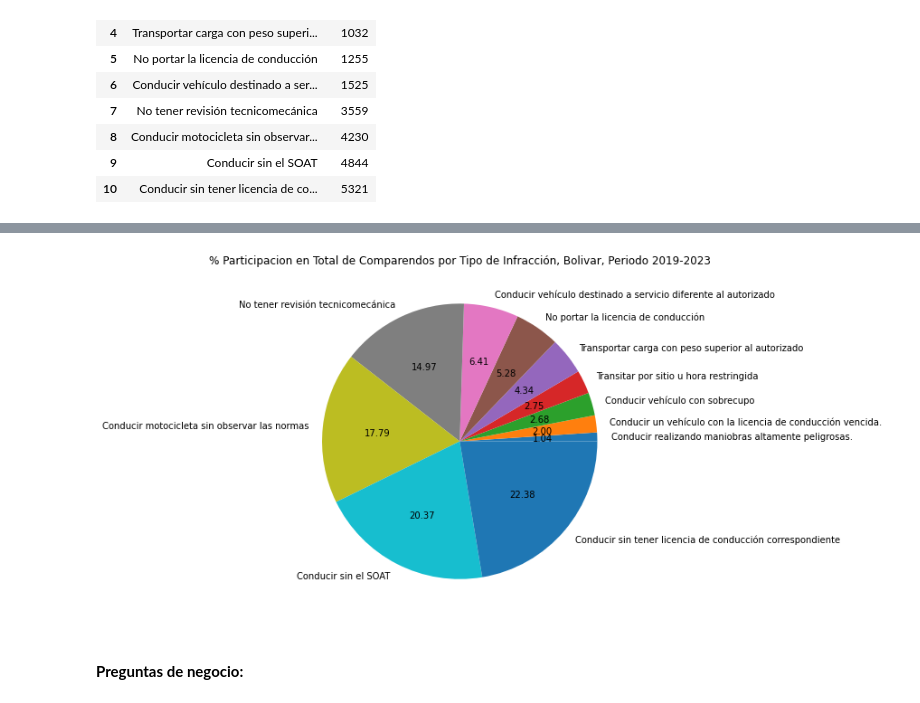
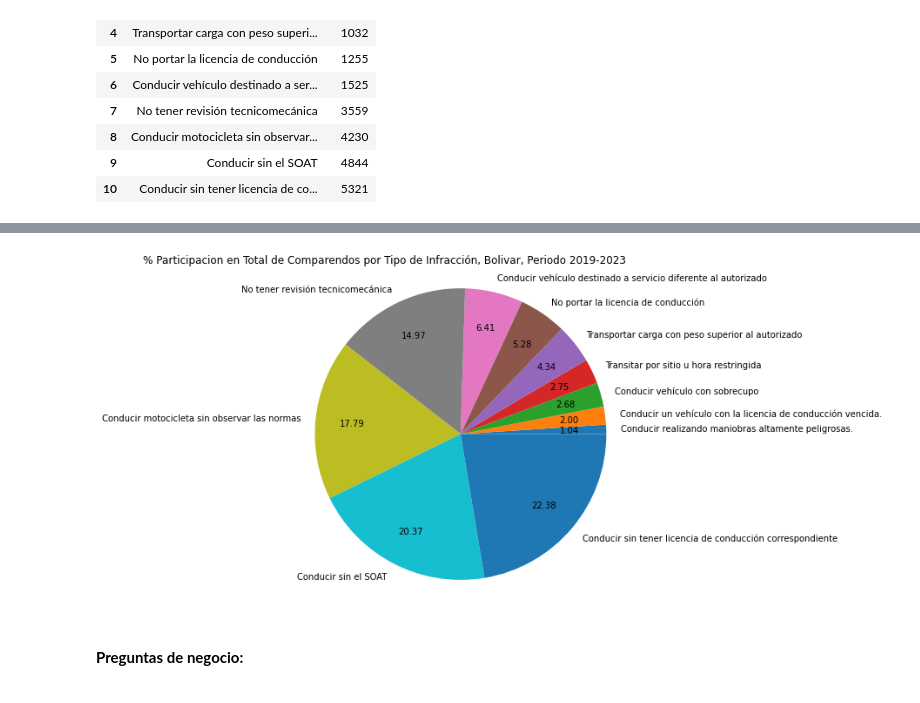
Before and after one commit to rjpaternina/comparendos_transito_Bolivar, a Jupyter notebook: notebooks/comparendos_transito_bolivar_anual.ipynb, the cells around one changed output, grey strips where cells are left out. Saved outputs shown, nothing was run; the diff lists cells and outputs as text; code cells hidden in the pictures.

```diff
--- a/notebooks/comparendos_transito_bolivar_anual.ipynb
+++ b/notebooks/comparendos_transito_bolivar_anual.ipynb
@@ -568,17 +612,17 @@ df_comparendo_pie
 # %%
 #Realizamos Grafico de Tortas
-plt.figure(figsize=(15,7))
-plt.pie(df_comparendo_pie["TOTAL"], labels=df_comparendo_pie["COMPARENDO"], autopct='%.2f')
+plt.figure(figsize=(10,7))
+plt.pie(df_comparendo_pie["TOTAL"], labels=df_comparendo_pie["COMPARENDO"], autopct='%.2f', radius=1.1, pctdistance=0.75, labeldistance=1.1)
 plt.grid(True)
 
 #Editamos Titulo y Etiquetas
-plt.title('% Participacion en Total de Comparendos por Tipo de Infracción, Bolivar, Periodo 2019-2023')
+plt.title('% Participacion en Total de Comparendos por Tipo de Infracción, Bolivar, Periodo 2019-2023', loc="right")
 
 #Guardamos grafico en carpeta y visualizamoms
 plt.savefig("D:\\Ricardo\\Programacion\\Data_Science\\Proyectos_DS\\comparendos_transito_Bolivar\\results\\plots\\comparendos_pie.jpeg")
 plt.show()
 # %% [output]
-[figure, old version]
+[figure, new version]
 # %% [markdown]
 #### <font color="greenblue">**Preguntas de negocio:**</font>
 # %% [markdown]
```
Also changed, not shown: parts of 9 cells of this notebook, 2 other files.
